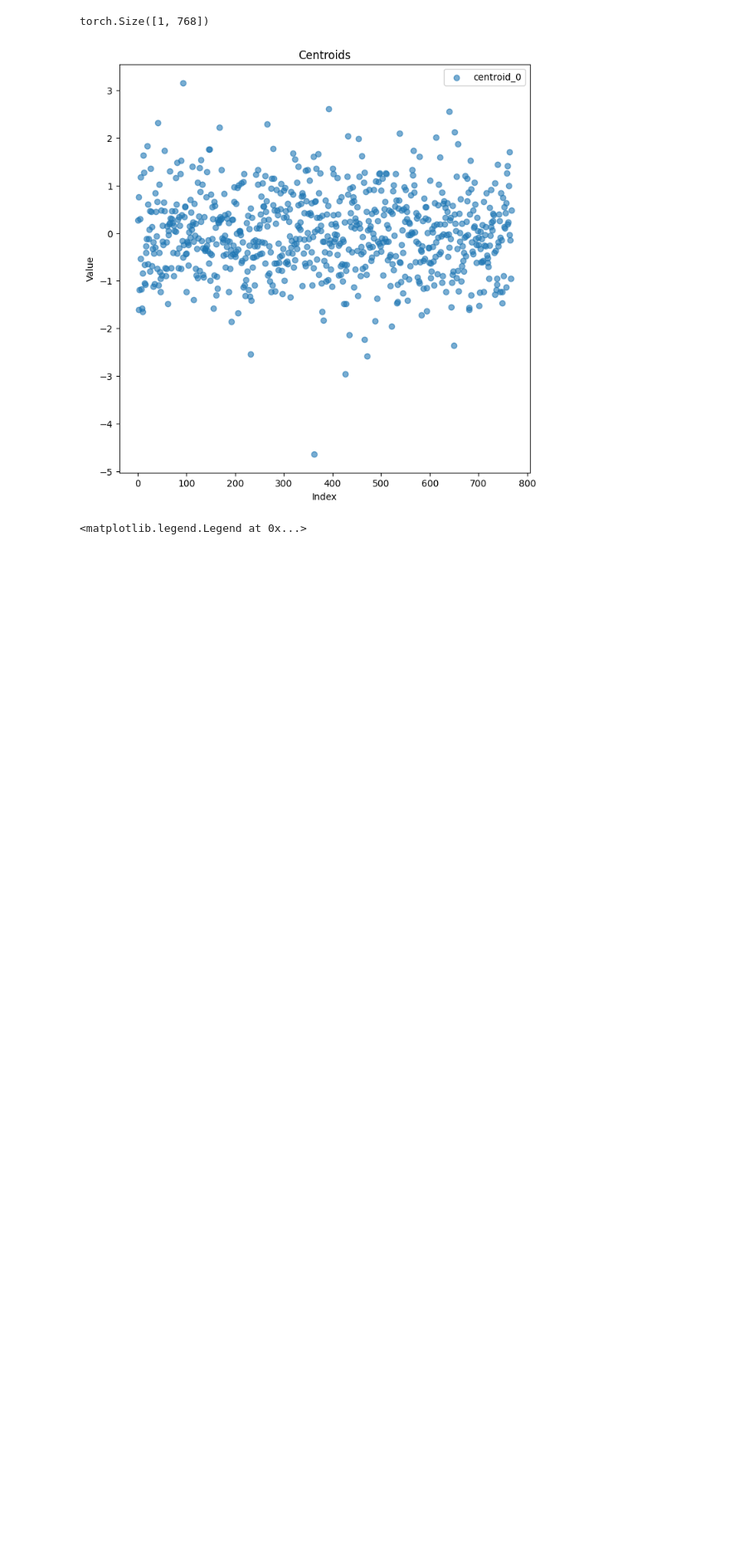
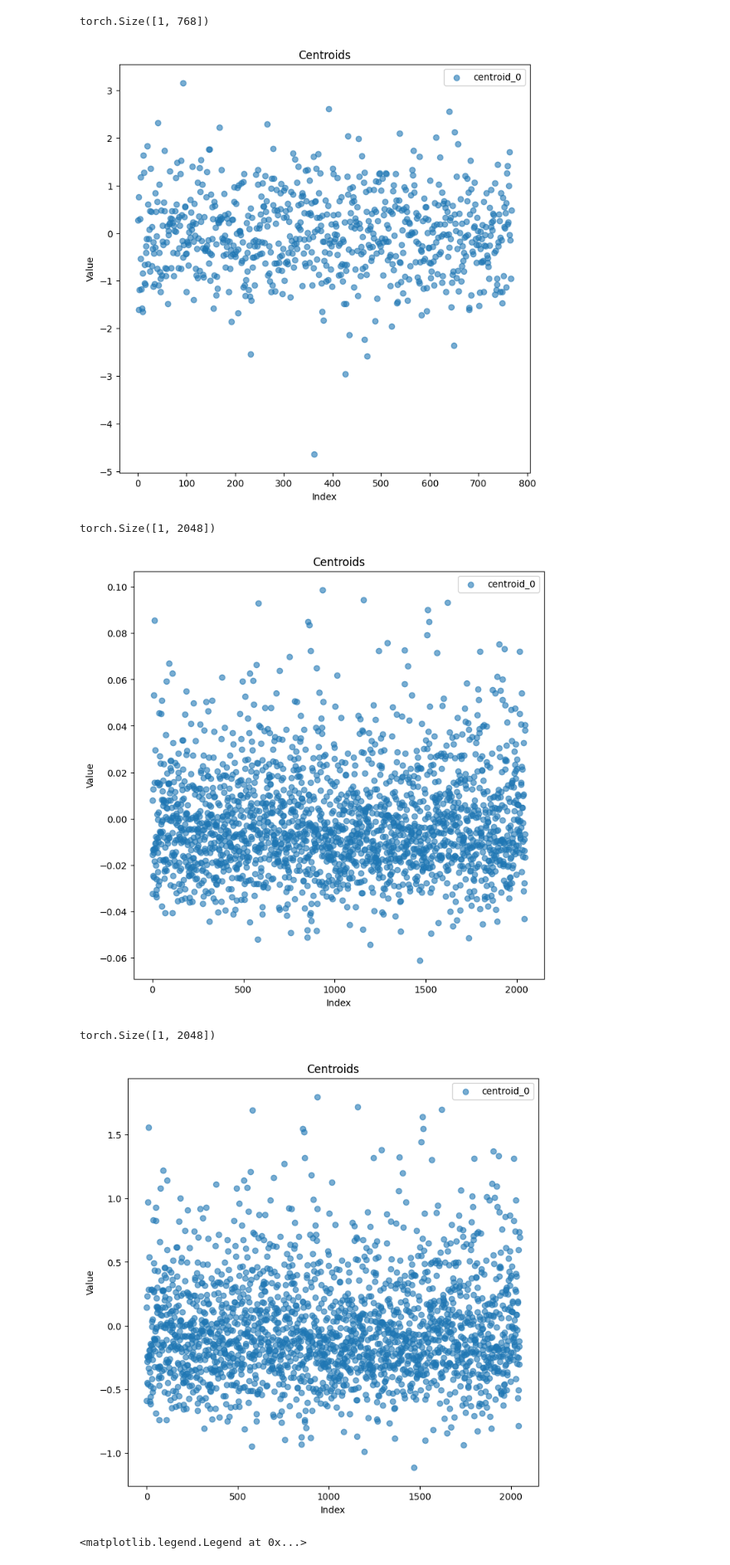
Before and after one commit to Anonymous-Sup/CVAE, a Jupyter notebook: play_test.ipynb, the cells around one changed output. Shown at 83% size. Cells and saved outputs as stored; diff of their text form; code cells hidden in the pictures; blank space fills up the shorter version.

```diff
--- a/play_test.ipynb
+++ b/play_test.ipynb
@@ -313,6 +313,16 @@ torch.Size([1, 768])
 [figure]
 torch.Size([1, 768])
 [figure]
+# %%
+path = '/home/zhengwei/Desktop/Zhengwei/Projects/datasets/DukeMTMC-reID/tensor/AGWRes50/gallery/0002/0002_c1_f0044158.pt'
+
+print_feature(path, norm=True)
+print_feature(path, norm=False)
+# %% [output]
+torch.Size([1, 2048])
+[figure, added]
+torch.Size([1, 2048])
+[figure, added]
 # %%
 # Create a new figure
 fig, ax = plt.subplots(figsize=(10, 10))
```
Also changed, not shown: 11 other files.
